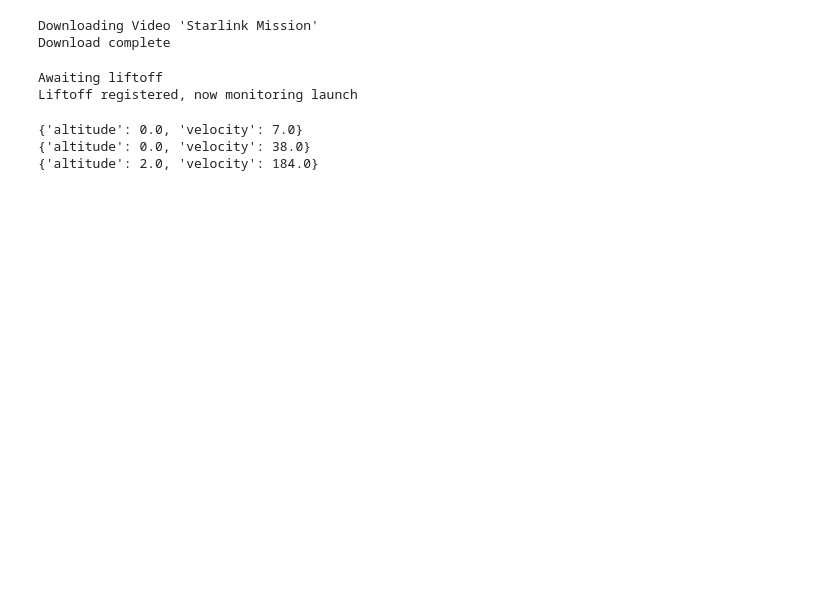
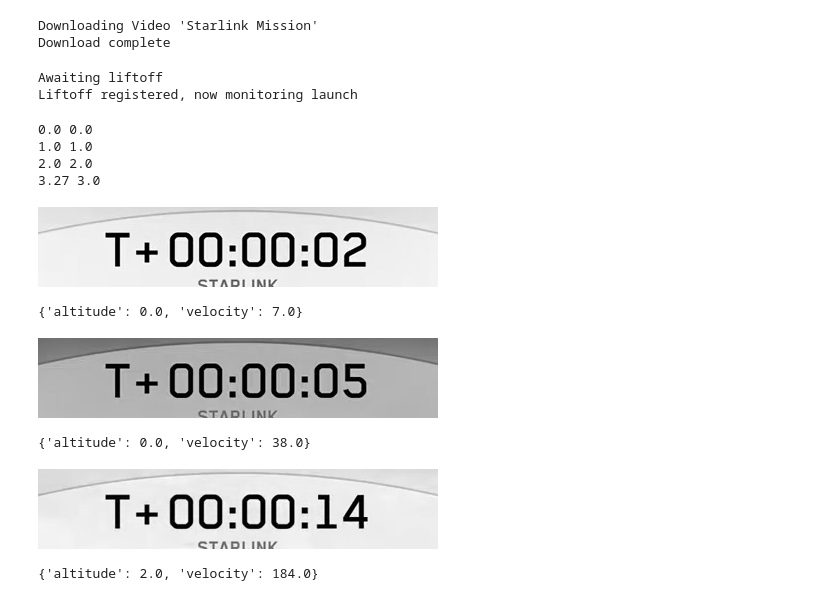
Before and after one commit to manuel-rottschaefer/trajectories, a Jupyter notebook: trajectories.ipynb, the cells around one changed output. Drawn from its saved outputs; the diff is of its cells as text; code cells hidden in the pictures; blank space fills up the shorter version.

```diff
--- a/trajectories.ipynb
+++ b/trajectories.ipynb
@@ -26,7 +27,7 @@ def crop_roi(frame, roi):
   height, width, _ = frame.shape
 
   if roi == 'Clock':
-    return frame[height-140:height,int(width/2-200):int(width/2+200)]
+    return frame[height-120:height-40,int(width/2-200):int(width/2+200)]
   if roi == 'Stage 1':
     return frame[height-140:height,0:500]
   elif roi == 'Stage 2':
@@ -44,6 +45,10 @@ def clock_to_secs(clockstring):
   seconds = int(units[2])
 
   return hours * 3600 + minutes * 60 + seconds
+
+def frame_to_elapsed(framepos):
+  # Calculate the exact time since liftoff based on the current frame
+  return  round((framepos - liftoff_frame) / fps, 2)
 # %%
 def get_props(string):
   ''' Extract mission clock, altitude and velocity from a given string '''
@@ -96,7 +101,7 @@ def get_trajectory_from_string(string):
   string = string.lower()
 
   # Apply a blacklist
-  blacklist = ['stage 1', 'stage 2', 'falcon 9']
+  blacklist = ['stage 1', 'stage 2', 'falcon 9', 'starlink']
   for w in blacklist:
     string = string.replace(w, '')
 
@@ -117,16 +122,9 @@ def get_clock_from_string(string):
   mission_clock = re.findall(r't[+-]\d{2}:\d{2}:\d{2}', string)
 
   if mission_clock:
-    elapsed = clock_to_secs(mission_clock[0])
     return {
         'clock': mission_clock,
-        'elapsed': elapsed
     }
-  else:
-    return {
-        'clock': '',
-        'elapsed': 0
-    }
 # %%
 def extract_data(frame):
   crop = custom_crop(frame)
@@ -166,6 +164,9 @@ def await_liftoff():
       framepos += data['Elapsed'] * fps
       return framepos
 # %%
+def floor_tenth(number):
+    return math.floor(number * 10) / 10
+
 def process_launch(vid, liftoff_frame):
   interval = 1
 
@@ -173,17 +174,25 @@ def process_launch(vid, liftoff_frame):
 
   monitor = pd.DataFrame(columns = ['Clock', 'Elapsed', 'Altitude', 'Velocity'])
 
+  curr_elapsed = 0.0
+
   while vid.isOpened():
     vid.set(cv2.CAP_PROP_POS_FRAMES, int(framepos))
+    elapsed = frame_to_elapsed(framepos)
     framepos += interval
 
-    ret, frame = vid.read()
-    data = extract_data(frame)
+    if math.floor(elapsed) >= curr_elapsed:
+      # Fetch for this timeframe
+      ret, frame = vid.read()
+      data = extract_data(frame)
 
-    # Check if we already have a valid dataset for this second
-    monitor.loc[len(monitor)] = data
+      if data['Clock']:
+        print(elapsed, curr_elapsed)
+        data['Elapsed'] = math.floor(elapsed)
+        monitor.loc[len(monitor)] = data
+        curr_elapsed += 1
 
-    if framepos > liftoff_frame + 120:
+    if framepos > liftoff_frame + 100:
       break
 
   return monitor
@@ -211,29 +217,41 @@ trajectory.to_csv('trajectory.csv')
 # %% [output]
 Awaiting liftoff
 Liftoff registered, now monitoring launch
+# %%
+trajectory = process_launch(vid, liftoff_frame)
+trajectory.to_csv('trajectory.csv')
+# %% [output]
+0.0 0.0
+1.0 1.0
+2.0 2.0
+3.27 3.0
 # %%
 def extract_data_dev(frame):
   # Extract telemetry of Stage 1
   crop = crop_roi(frame, 'Stage 1')
   gray = cv2.cvtColor(crop, cv2.COLOR_BGR2GRAY)
   inverted = cv2.bitwise_not(gray)
   trajectory = get_trajectory_from_string(
       pytesseract.image_to_string(inverted))
 
   # Extract telemetry of the Mission Clock
   crop = crop_roi(frame, 'Clock')
   gray = cv2.cvtColor(crop, cv2.COLOR_BGR2GRAY)
   inverted = cv2.bitwise_not(gray)
+  show(inverted)
   clock = get_trajectory_from_string(
       pytesseract.image_to_string(inverted))
 
   return {**clock, **trajectory}
 
 for i in range(3):
   frame = cv2.imread(f'frames/frame_{i+1}.png')
   data = extract_data_dev(frame)
   print(data)
 # %% [output]
+[figure, added]
 {'altitude': 0.0, 'velocity': 7.0}
-{'altitude': 0.0, 'velocity': 38.0}
-{'altitude': 2.0, 'velocity': 184.0}
+[figure, added]
+{'altitude': 0.0, 'velocity': 38.0}
+[figure, added]
+{'altitude': 2.0, 'velocity': 184.0}
```
Also changed, not shown: parts of 2 cells of this notebook.
